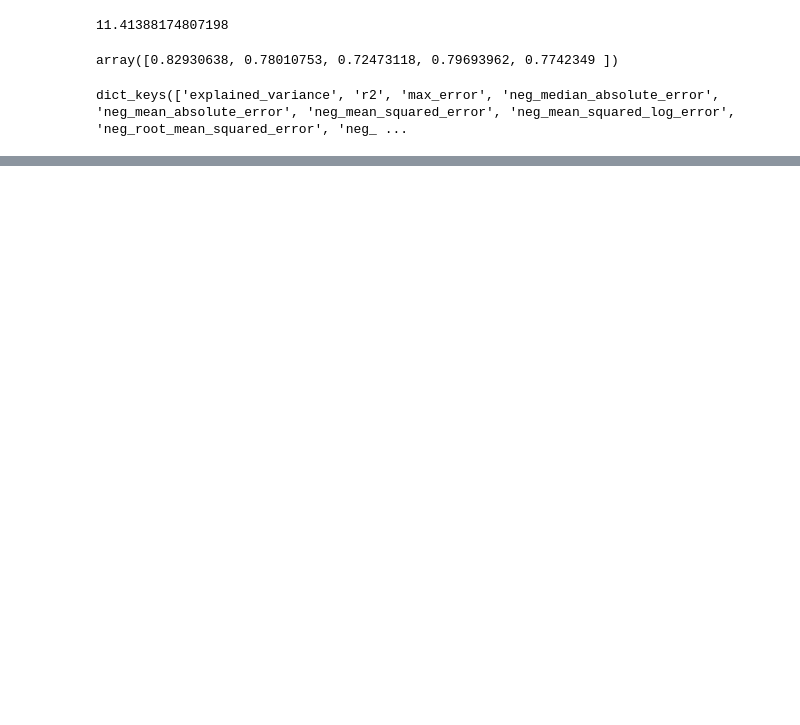
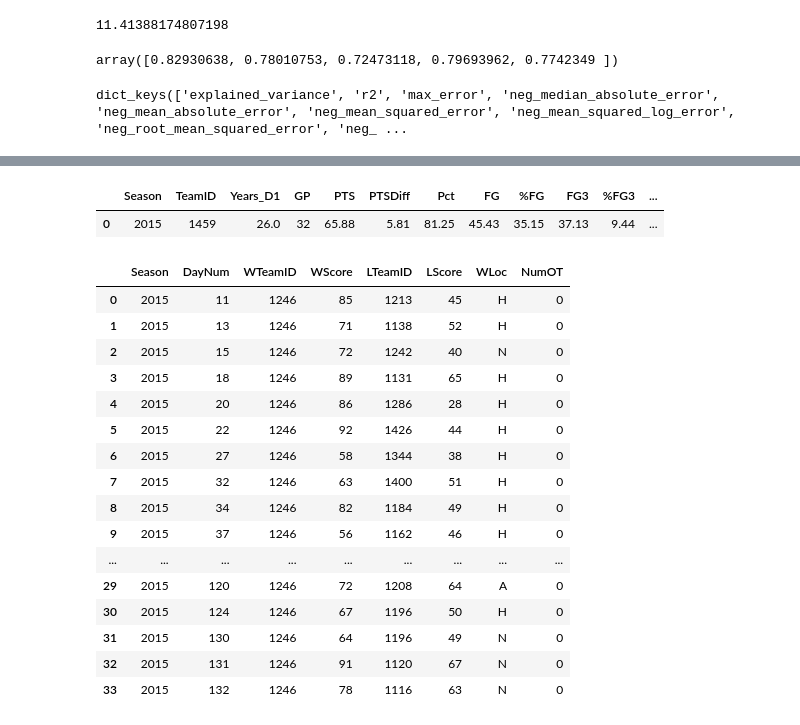
Before and after one commit to henokyemam/MarchMadness2021, a Jupyter notebook: 02_basic_modeling.ipynb, the cells around one changed output, grey strips where cells are left out. Drawn from its saved outputs; the diff is of its cells as text; code cells hidden in the pictures; blank space fills up the shorter version.

```diff
--- a/02_basic_modeling.ipynb
+++ b/02_basic_modeling.ipynb
@@ -282,0 +372,27 @@ data_target_positive = map_columns(season_agg_lr, old_cols, new_cols_W, new_cols
+# %%
+season_agg.filter(col('Season') == 2015).filter(col('TeamID') == 1459).toPandas()
+# %% [output]
+|  | Season | TeamID | Years_D1 | GP | PTS | PTSDiff | Pct | FG | %FG | FG3 | %FG3 | ... |
+| 0 | 2015 | 1459 | 26.0 | 32 | 65.88 | 5.81 | 81.25 | 45.43 | 35.15 | 37.13 | 9.44 | ... |
+# %%
+file_path = '../MarchMadness2021/data/MRegularSeasonCompactResults.csv'
+compact = load_dataframe(file_path)
+compact.filter(col('Season') == 2015).filter(col('WTeamID') == 1246).toPandas()
+# %% [output]
+|  | Season | DayNum | WTeamID | WScore | LTeamID | LScore | WLoc | NumOT |
+| 0 | 2015 | 11 | 1246 | 85 | 1213 | 45 | H | 0 |
+| 1 | 2015 | 13 | 1246 | 71 | 1138 | 52 | H | 0 |
+| 2 | 2015 | 15 | 1246 | 72 | 1242 | 40 | N | 0 |
+| 3 | 2015 | 18 | 1246 | 89 | 1131 | 65 | H | 0 |
+| 4 | 2015 | 20 | 1246 | 86 | 1286 | 28 | H | 0 |
+| 5 | 2015 | 22 | 1246 | 92 | 1426 | 44 | H | 0 |
+| 6 | 2015 | 27 | 1246 | 58 | 1344 | 38 | H | 0 |
+| 7 | 2015 | 32 | 1246 | 63 | 1400 | 51 | H | 0 |
+| 8 | 2015 | 34 | 1246 | 82 | 1184 | 49 | H | 0 |
+| 9 | 2015 | 37 | 1246 | 56 | 1162 | 46 | H | 0 |
+| ... | ... | ... | ... | ... | ... | ... | ... | ... |
+| 29 | 2015 | 120 | 1246 | 72 | 1208 | 64 | A | 0 |
+| 30 | 2015 | 124 | 1246 | 67 | 1196 | 50 | H | 0 |
+| 31 | 2015 | 130 | 1246 | 64 | 1196 | 49 | N | 0 |
+| 32 | 2015 | 131 | 1246 | 91 | 1120 | 67 | N | 0 |
+| 33 | 2015 | 132 | 1246 | 78 | 1116 | 63 | N | 0 |
```
Also changed, not shown: parts of 19 cells of this notebook, 2 other files.
